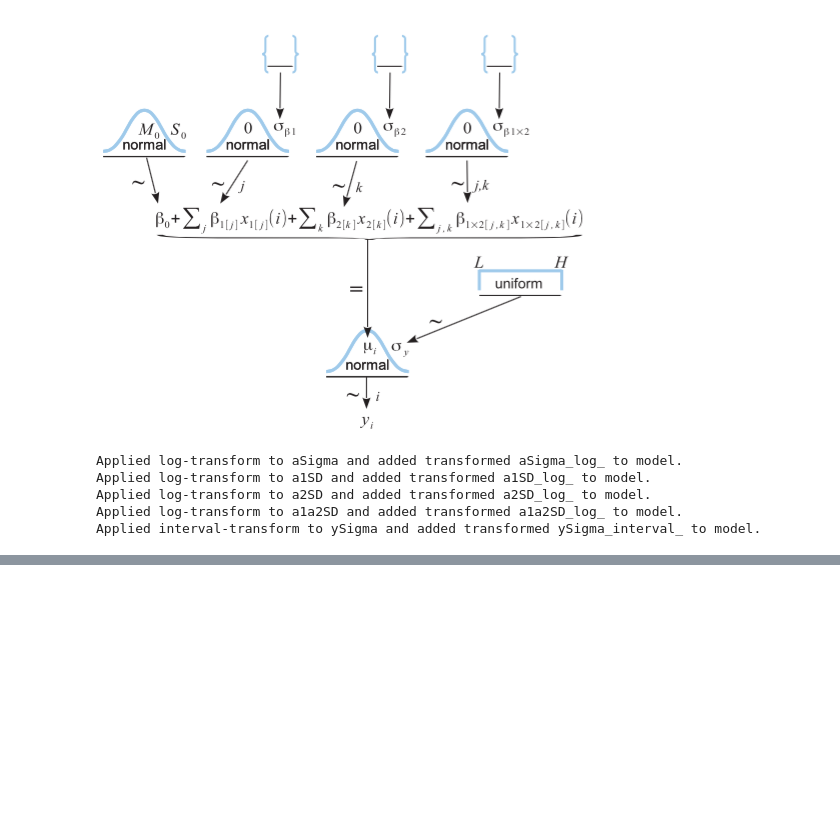
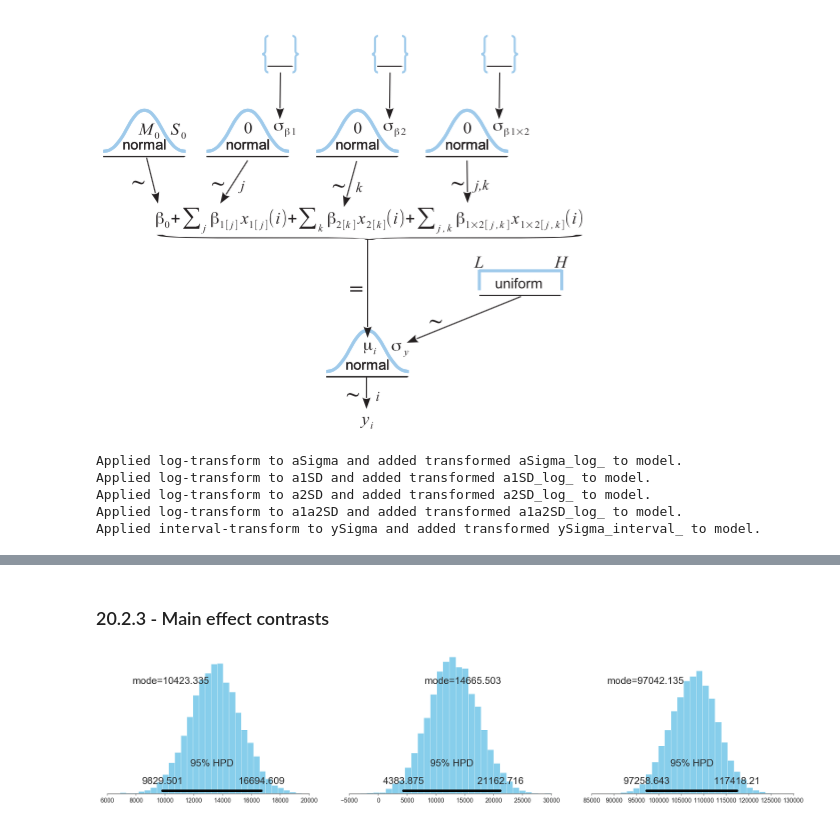
Before and after one commit to JWarmenhoven/DBDA-python, a Jupyter notebook: Notebooks/Chapter 20.ipynb, the cells around one changed output, grey strips where cells are left out. Saved outputs shown, nothing was run; the diff lists cells and outputs as text; code cells hidden in the pictures; blank space fills up the shorter version.

```diff
--- a/Notebooks/Chapter 20.ipynb
+++ b/Notebooks/Chapter 20.ipynb
@@ -196,0 +197,12 @@ for i, org_idx in enumerate([7,12,48,20]):
+# %% [markdown]
+### 20.2.3 - Main effect contrasts
+# %%
+fig, (ax1,ax2,ax3) = plt.subplots(1,3, figsize=(20,4))
+
+pmc.plot_posterior((b1[1,burnin:])-(b1[0,burnin:]), color=color, point_estimate='mode', ax=ax1)
+pmc.plot_posterior(b2[12,burnin:]-b2[48,burnin:], color=color, point_estimate='mode', ax=ax2)
+pmc.plot_posterior(b2[7,burnin:]-np.mean([b2[48,burnin:],
+                                          b2[12,burnin:],
+                                          b2[20,burnin:]], axis=0), color=color, point_estimate='mode', ax=ax3);
+# %% [output]
+[figure, added]
```
Also changed, not shown: parts of 6 cells of this notebook.
